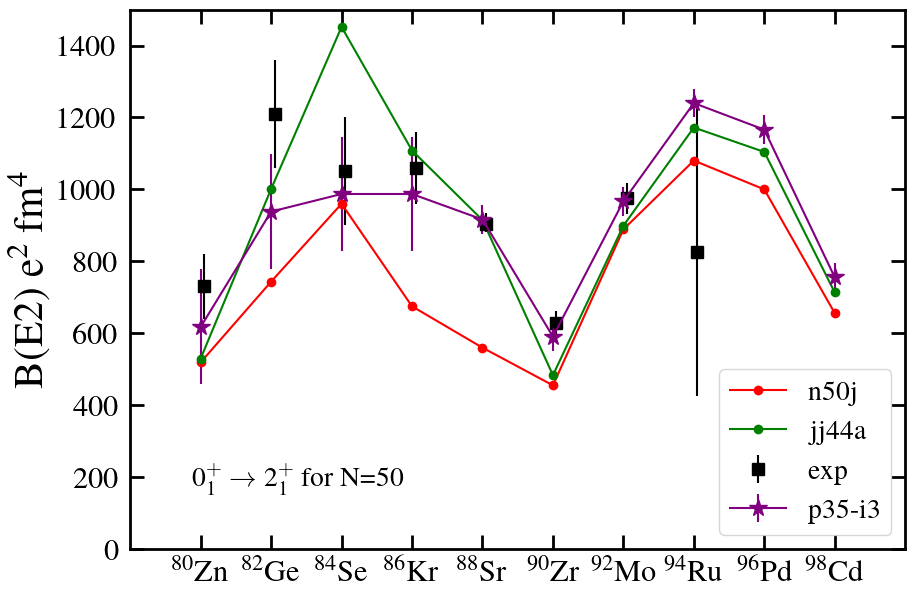
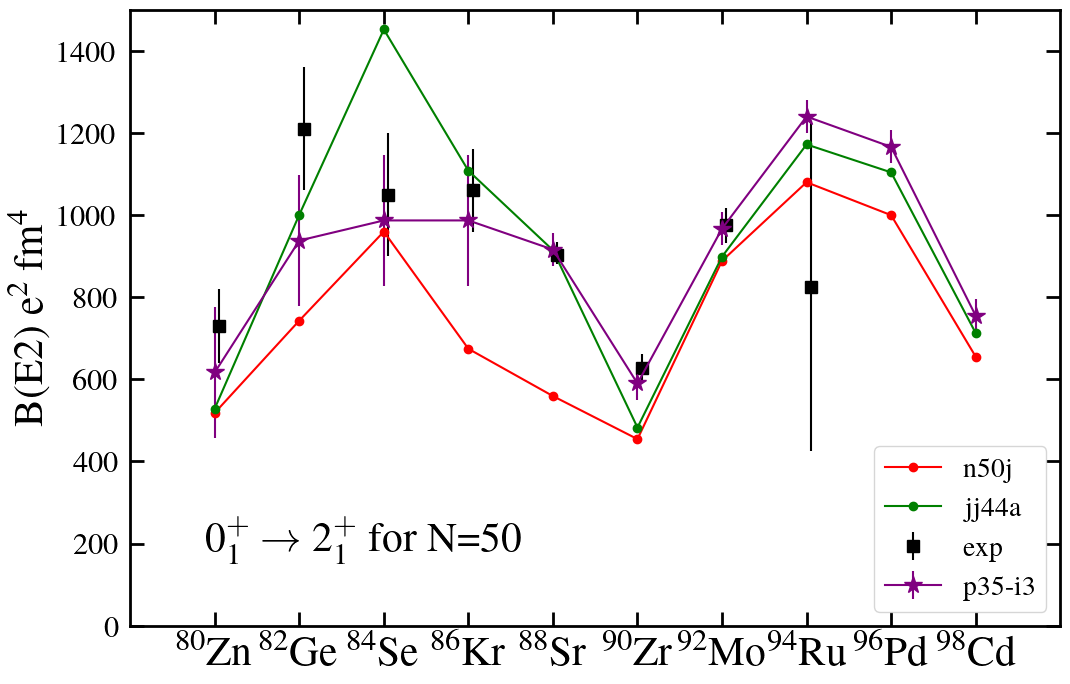
Unified diff of the notebook cell whose output changed from the first chart to the second:
--- before
+++ after
@@ -38,5 +38,5 @@
 
 be2_RMSD_up = [5*32, 5*32, 5*32, 5*32, 5*8, 5*8, 5*8, 5*8, 5*8, 5*8]
-fig4 = plt.figure(figsize=(10,7))
+fig4 = plt.figure(figsize=(12,8))
 ax4 = fig4.add_subplot()
 plt.errorbar(np.array(A_even[:8]) + np.array([0.1]*8), BE2_exp, yerr=(BE2_err_bot, BE2_err_top), fmt='s', mfc='black', mec='black', ecolor='black', ms=8, label='exp')
@@ -53,7 +53,8 @@
 plt.tick_params(which="minor", direction="in", right=True, top=True, length=5, width=1, labelsize=25)
 plt.legend(fontsize=20, loc='lower right')
+plt.setp(ax4.get_xticklabels(), fontsize=30)
 ax4.text(0.08, 0.1, r'0$^+_1$ $\rightarrow$ 2$^+_1$ for N=50',
         verticalalignment='bottom', horizontalalignment='left',
         transform=ax4.transAxes,
-        color='black', fontsize=20)
+        color='black', fontsize=30)
 plt.show()

Commit: Updated Figs